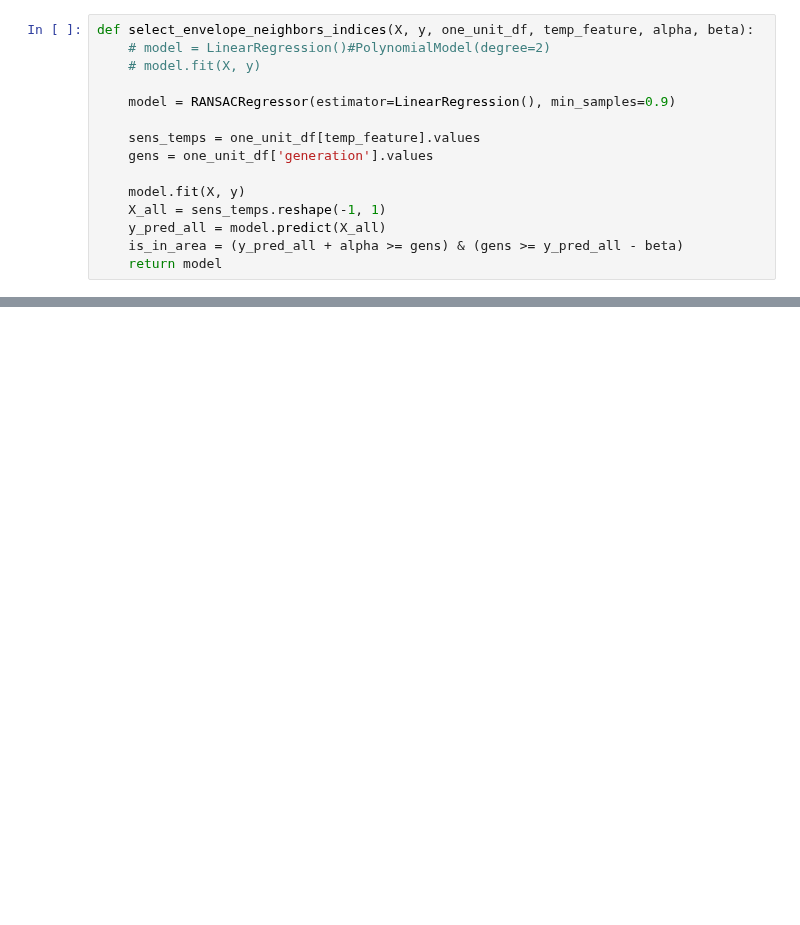
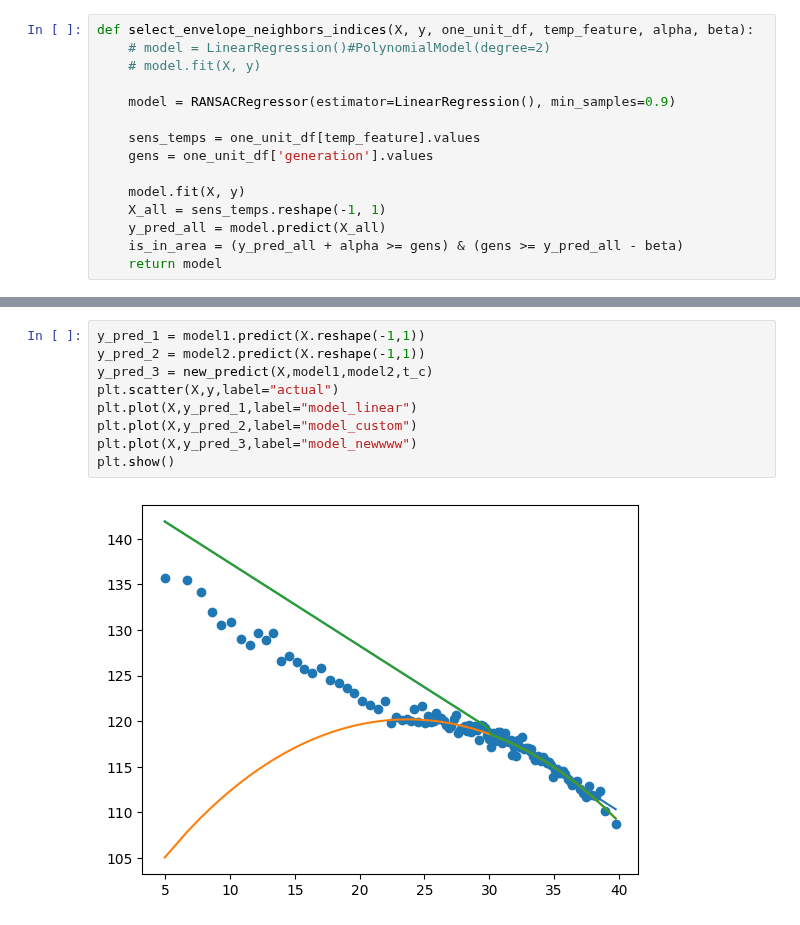
Before and after one commit to SHSMJ200/Bargh_ML, a Jupyter notebook: src/models/jupyter_files/common/filter5_test.ipynb, the cells around one changed output, grey strips where cells are left out. Drawn from its saved outputs; the diff is of its cells as text; blank space fills up the shorter version.

```diff
--- a/src/models/jupyter_files/common/filter5_test.ipynb
+++ b/src/models/jupyter_files/common/filter5_test.ipynb
@@ -184,0 +260,11 @@ R^2 score is not well-defined with less than two samples.
+# %%
+y_pred_1 = model1.predict(X.reshape(-1,1))
+y_pred_2 = model2.predict(X.reshape(-1,1))
+y_pred_3 = new_predict(X,model1,model2,t_c)
+plt.scatter(X,y,label="actual")
+plt.plot(X,y_pred_1,label="model_linear")
+plt.plot(X,y_pred_2,label="model_custom")
+plt.plot(X,y_pred_3,label="model_newwww")
+plt.show()
+# %% [output]
+[figure, added]
```
Also changed, not shown: parts of 18 cells of this notebook, 6 other files.
